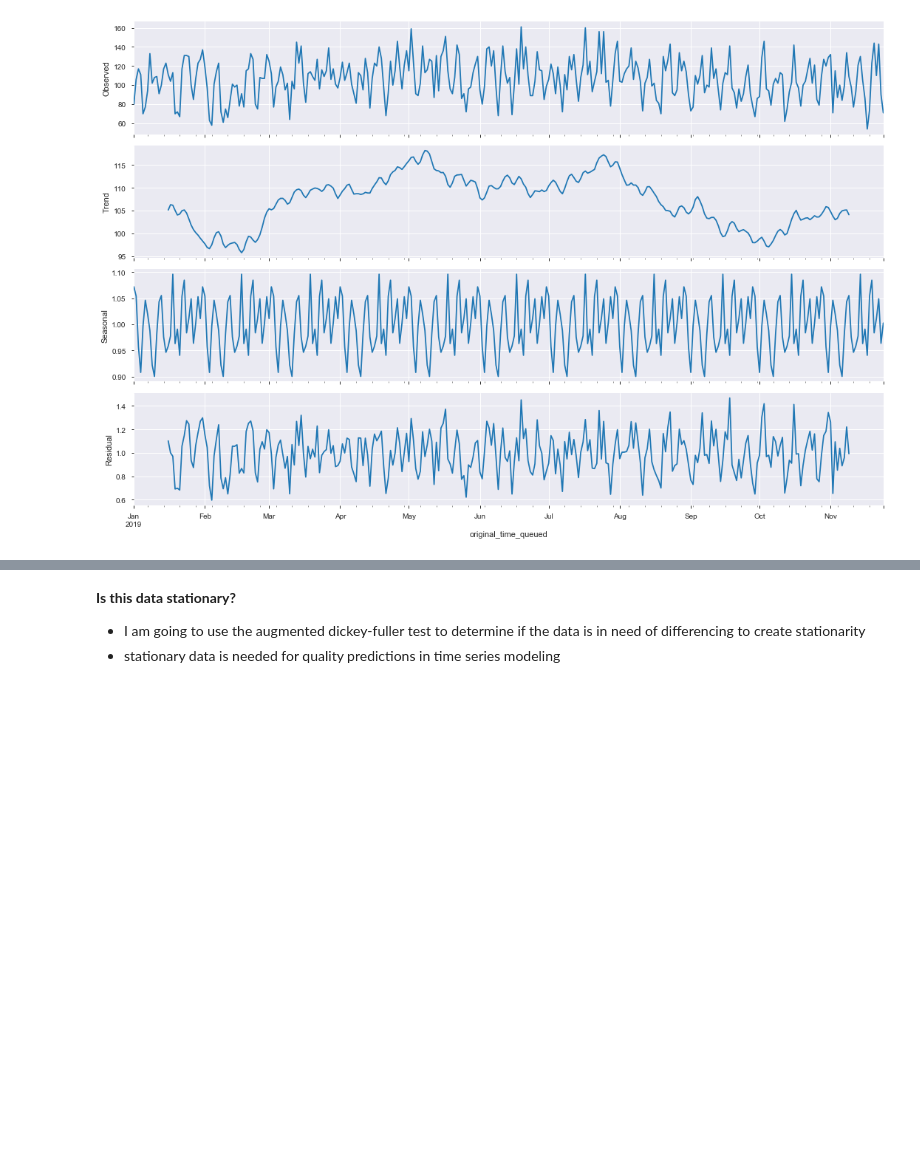
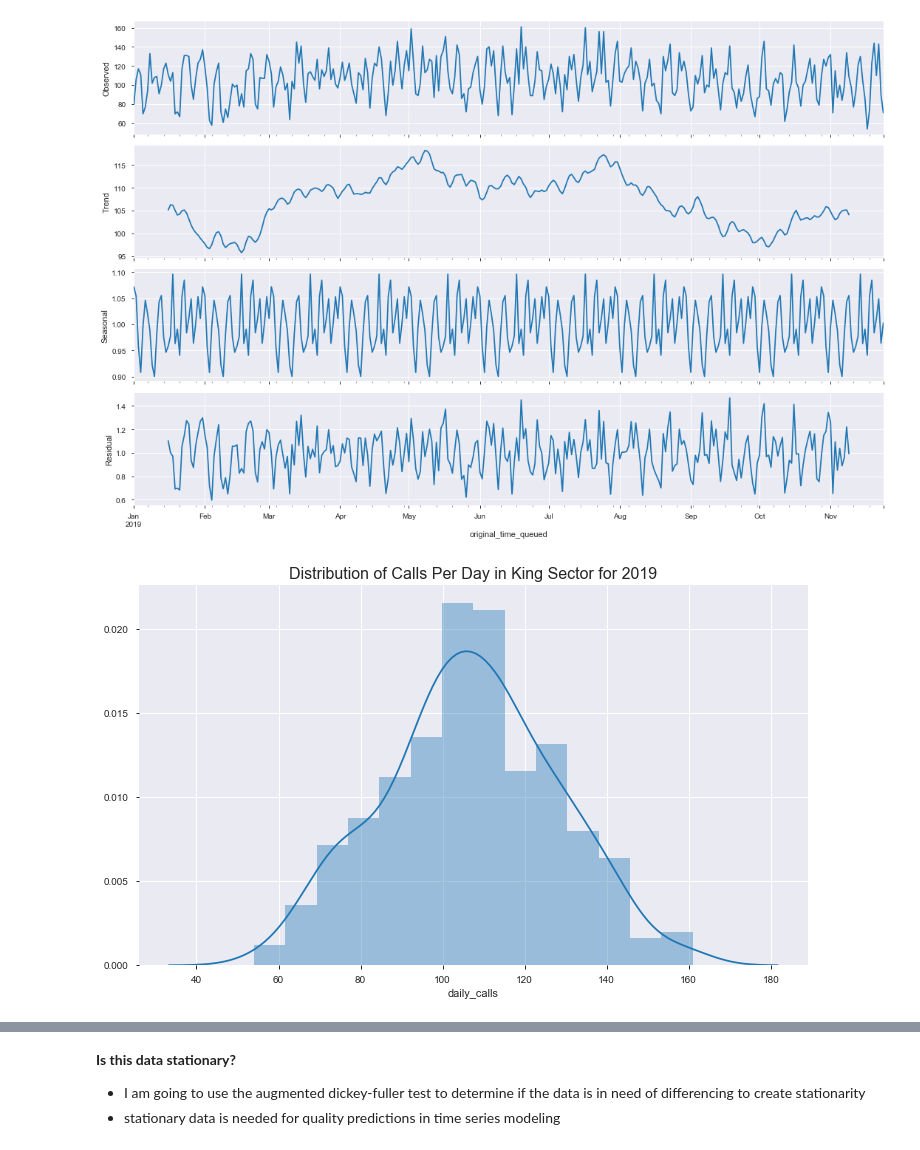
Before and after one commit to sam-cannon/Predicting-911-Calls-In-Seattle, a Jupyter notebook: Seattle 911 Call Volume.ipynb, the cells around one changed output, grey strips where cells are left out. Saved outputs shown, nothing was run; the diff lists cells and outputs as text; code cells hidden in the pictures; blank space fills up the shorter version.

```diff
--- a/Seattle 911 Call Volume.ipynb
+++ b/Seattle 911 Call Volume.ipynb
@@ -286,3 +288,10 @@ rcParams['figure.figsize'] = 15, 10 #specify figsize
 results.plot(); #we have to put the ; after the plot for some reason, its weird without it
 # %% [output]
 [figure]
+# %%
+#check to see if the distribution of the residuals is normal, this would be ideal for modeling, it seems as though the data is close to normally distributed
+plt.figure(figsize = (12, 7))
+sns.distplot(king_2019['daily_calls'])
+plt.title('Distribution of Calls Per Day in King Sector for 2019', fontsize = 16);
+# %% [output]
+[figure, added]
```
Also changed, not shown: parts of 37 cells of this notebook.
